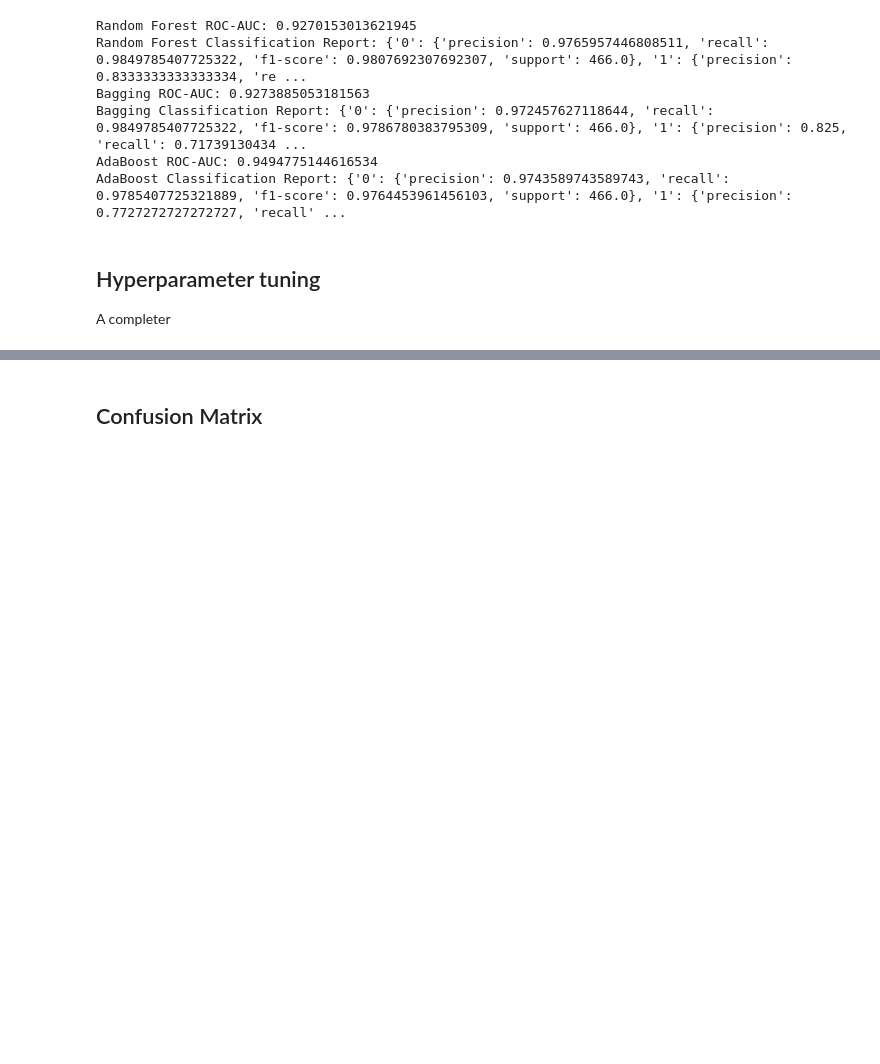
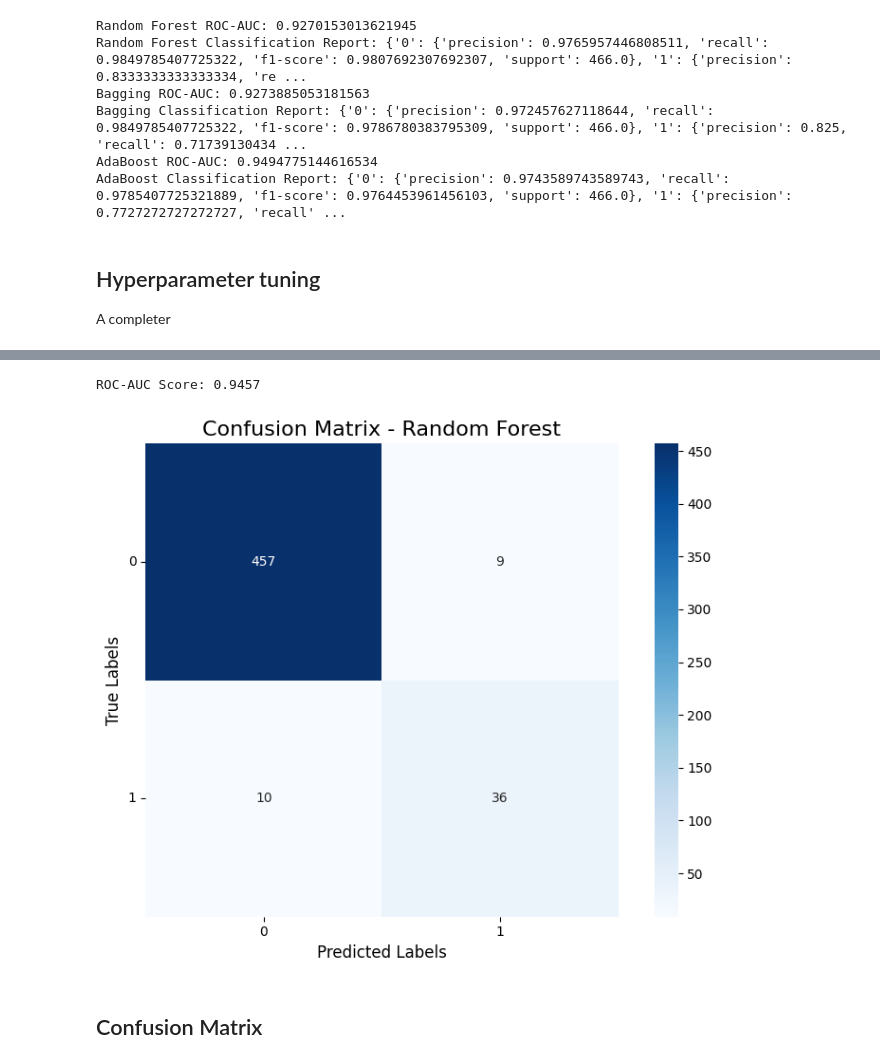
Before and after one commit to Adrien1126/ProjetIce-Classification-, a Jupyter notebook: notebooks/Notebook_final.ipynb, the cells around one changed output, grey strips where cells are left out. Cells and saved outputs as stored; diff of their text form; code cells hidden in the pictures; blank space fills up the shorter version.

```diff
--- a/notebooks/Notebook_final.ipynb
+++ b/notebooks/Notebook_final.ipynb
@@ -397,3 +398,32 @@ AdaBoost Classification Report: {'0': {'precision': 0.9743589743589743, 'recall'
 ## Hyperparameter tuning
 
 A completer
+# %%
+param_grid_rf = {
+    'n_estimators': [50, 100, 200],
+    'max_depth': [None, 10, 20, 30],
+    'min_samples_split': [2, 5, 10],
+    'min_samples_leaf': [1, 2, 4],
+    'bootstrap': [True, False]
+}
+
+# Initialiser le modèle
+rf_model = RandomForestClassifier(random_state=42)
+
+# Optimisation des hyperparamètres
+best_rf, best_rf_params = optimize_hyperparameters(
+    model=rf_model,
+    param_grid=param_grid_rf,
+    X_train=X_train,
+    y_train=y_train,
+    cv=5,
+    scoring='recall',  # Utilisez une métrique pertinente
+    search_type='grid'
+)
+
+# Évaluation directement avec le modèle fitté
+print("Best Random Forest Parameters:", best_rf_params)
+
+# Le modèle `best_rf` est déjà entraîné et peut être utilisé directement :
+y_pred_rf = best_rf.predict(X_test)
+y_proba_rf = best_rf.predict_proba(X_test)[:, 1]
@@ -400,3 +463,17 @@ A completer
+# %%
+print(f"ROC-AUC Score: {roc_auc_score(y_test, y_proba_rf):.4f}")
+# %% [output]
+ROC-AUC Score: 0.9457
+# %%
+plot_confusion_matrix(
+    y_true=y_test,
+    y_pred=y_pred_rf,
+    labels=[0, 1],  # Adapter si vous avez plus de classes
+    normalize=False,  # Mettre True si vous voulez des proportions
+    title="Confusion Matrix - Random Forest"
+)
+# %% [output]
+[figure, added]
 # %% [markdown]
 ## Confusion Matrix
 # %%
```
Also changed, not shown: parts of 9 cells of this notebook, 1 other file.
